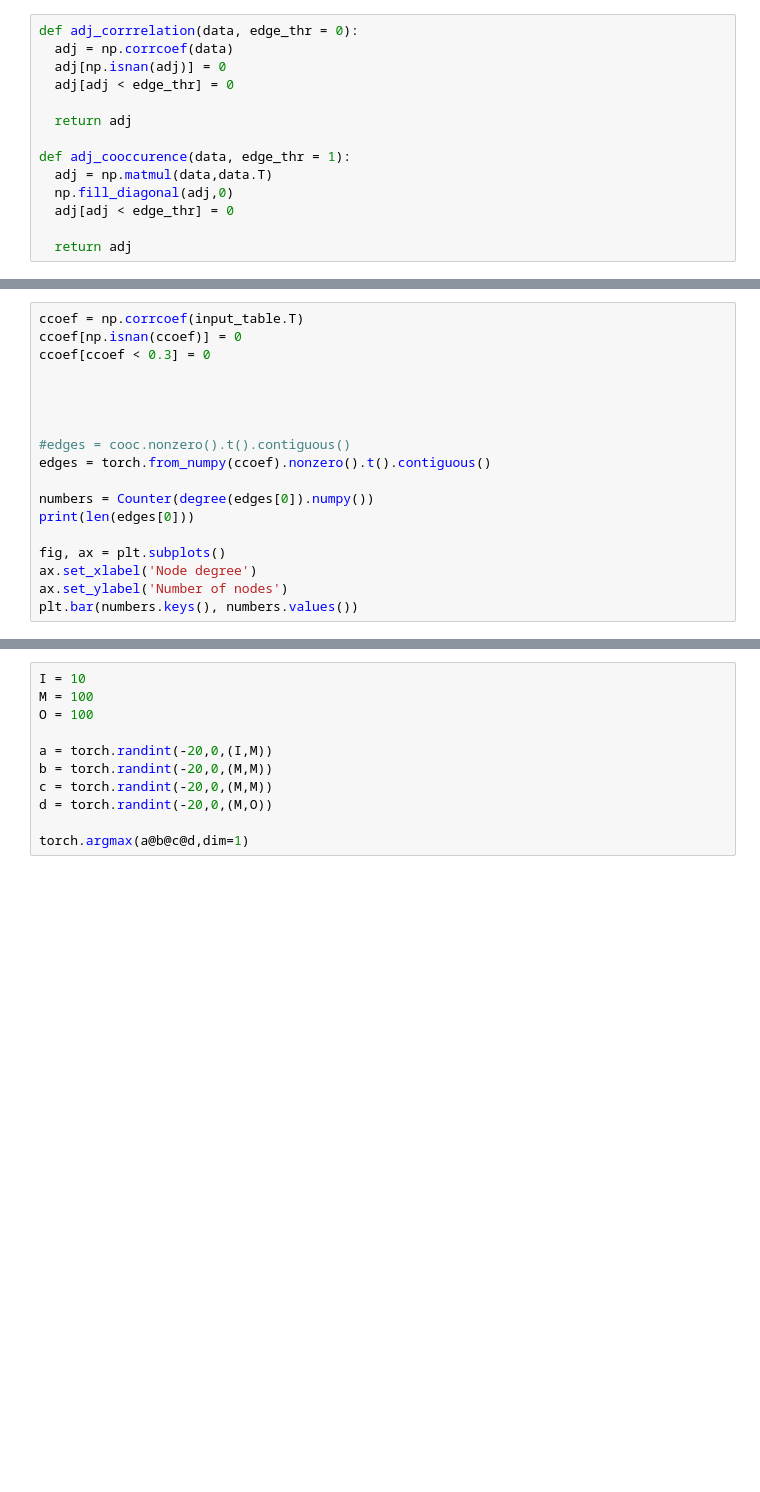
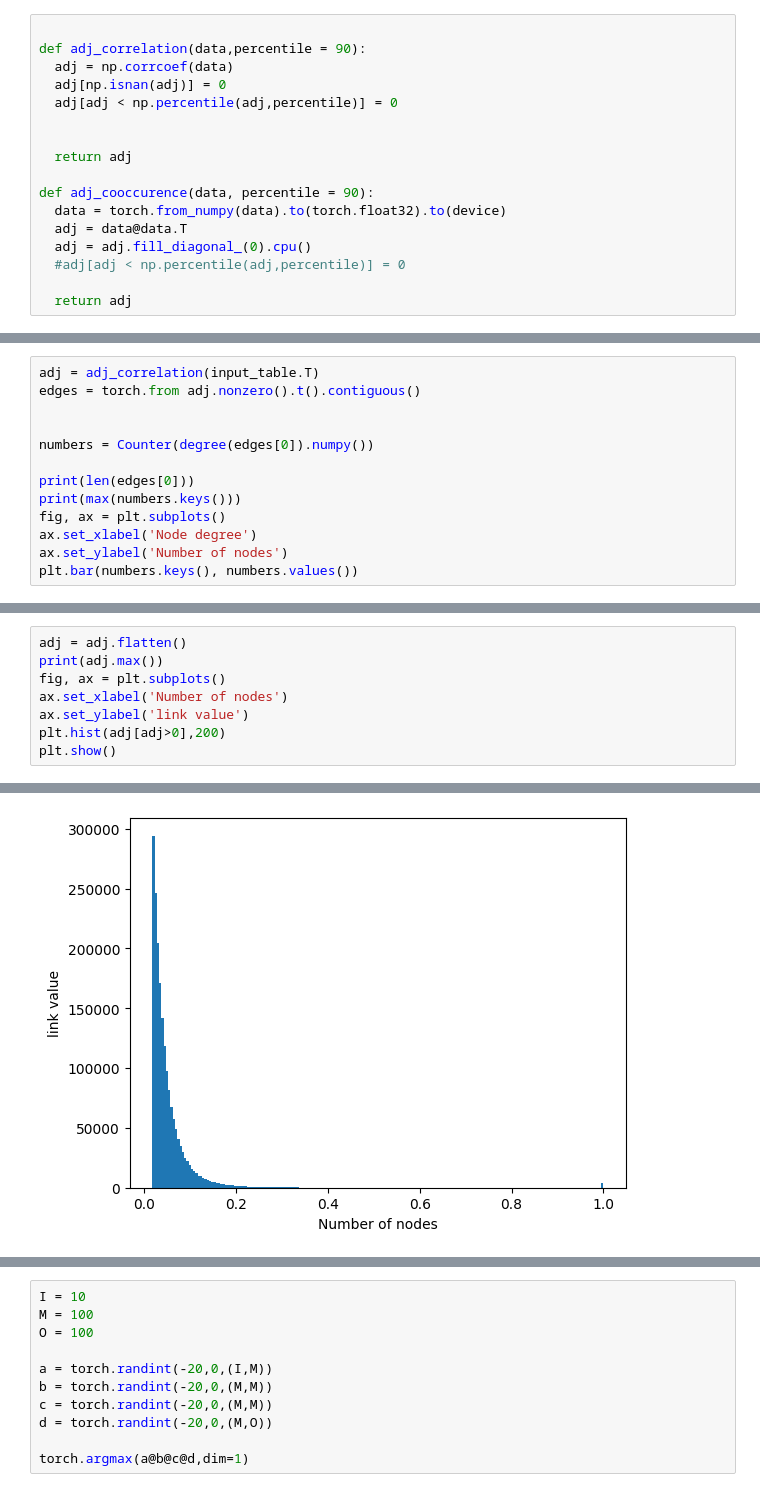
Before and after one commit to Pierre-Angelo/ML_tauCC, a Jupyter notebook: main_MLtauCC.ipynb, the cells around one changed output, grey strips where cells are left out. Drawn from its saved outputs; the diff is of its cells as text; blank space fills up the shorter version.

```diff
--- a/main_MLtauCC.ipynb
+++ b/main_MLtauCC.ipynb
@@ -25,15 +29,18 @@ device = torch.device(dev)
 # %%
-def adj_corrrelation(data, edge_thr = 0):
+
+def adj_correlation(data,percentile = 90):
   adj = np.corrcoef(data)
   adj[np.isnan(adj)] = 0
-  adj[adj < edge_thr] = 0
+  adj[adj < np.percentile(adj,percentile)] = 0
+
 
   return adj
 
-def adj_cooccurence(data, edge_thr = 1):
-  adj = np.matmul(data,data.T)
-  np.fill_diagonal(adj,0)
-  adj[adj < edge_thr] = 0
+def adj_cooccurence(data, percentile = 90):
+  data = torch.from_numpy(data).to(torch.float32).to(device)
+  adj = data@data.T
+  adj = adj.fill_diagonal_(0).cpu()
+  #adj[adj < np.percentile(adj,percentile)] = 0
 
   return adj
 # %%
@@ -49,17 +60,12 @@ for row in input_CSV.iterrows():
 # %%
-ccoef = np.corrcoef(input_table.T)
-ccoef[np.isnan(ccoef)] = 0
-ccoef[ccoef < 0.3] = 0
+adj = adj_correlation(input_table.T)
+edges = torch.from adj.nonzero().t().contiguous()
 
 
+numbers = Counter(degree(edges[0]).numpy())
 
-
-#edges = cooc.nonzero().t().contiguous()
-edges = torch.from_numpy(ccoef).nonzero().t().contiguous()
-
-numbers = Counter(degree(edges[0]).numpy())
 print(len(edges[0]))
-
+print(max(numbers.keys()))
 fig, ax = plt.subplots()
 ax.set_xlabel('Node degree')
 ax.set_ylabel('Number of nodes')
@@ -66,0 +75,9 @@ plt.bar(numbers.keys(), numbers.values())
+# %%
+adj = adj.flatten()
+print(adj.max())
+fig, ax = plt.subplots()
+ax.set_xlabel('Number of nodes')
+ax.set_ylabel('link value')
+plt.hist(adj[adj>0],200)
+plt.show()
+# %% [output]
@@ -66,0 +85 @@ plt.bar(numbers.keys(), numbers.values())
+[figure, added]
```
Also changed, not shown: parts of 7 cells of this notebook, 3 other files.
